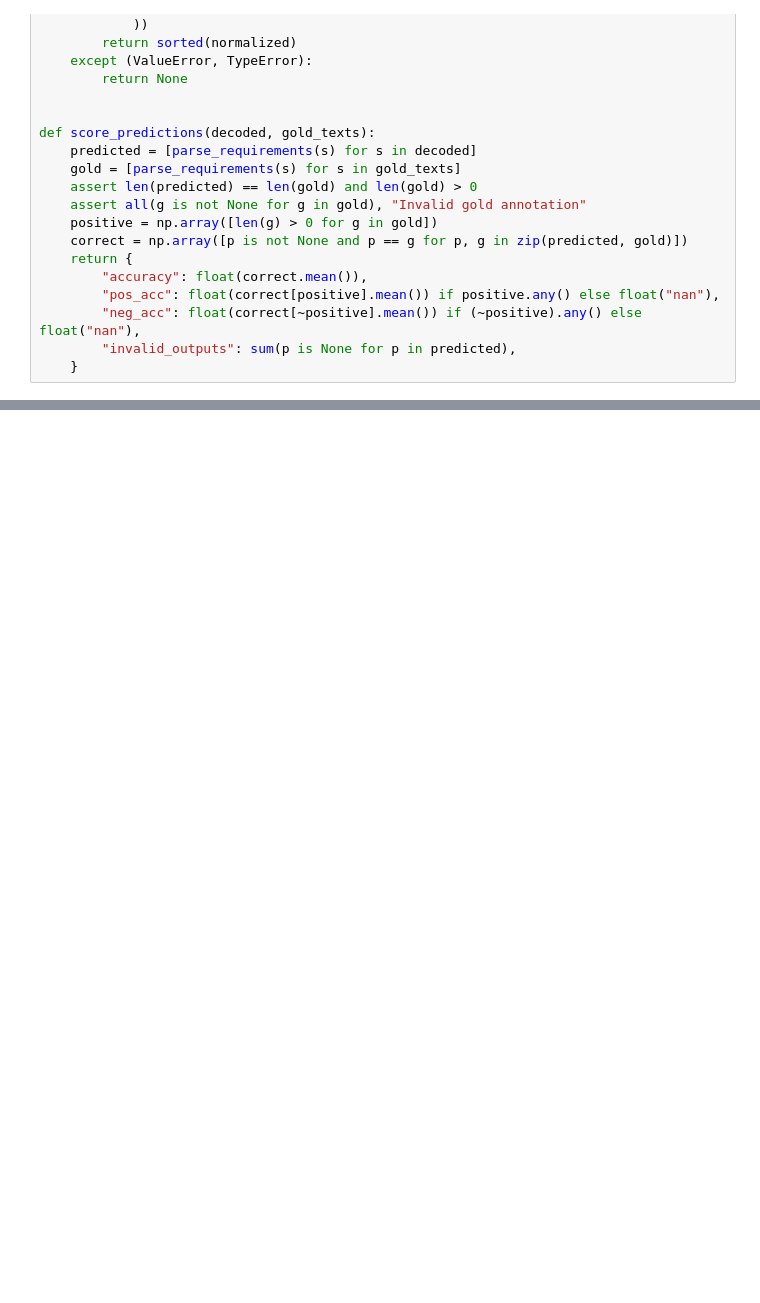
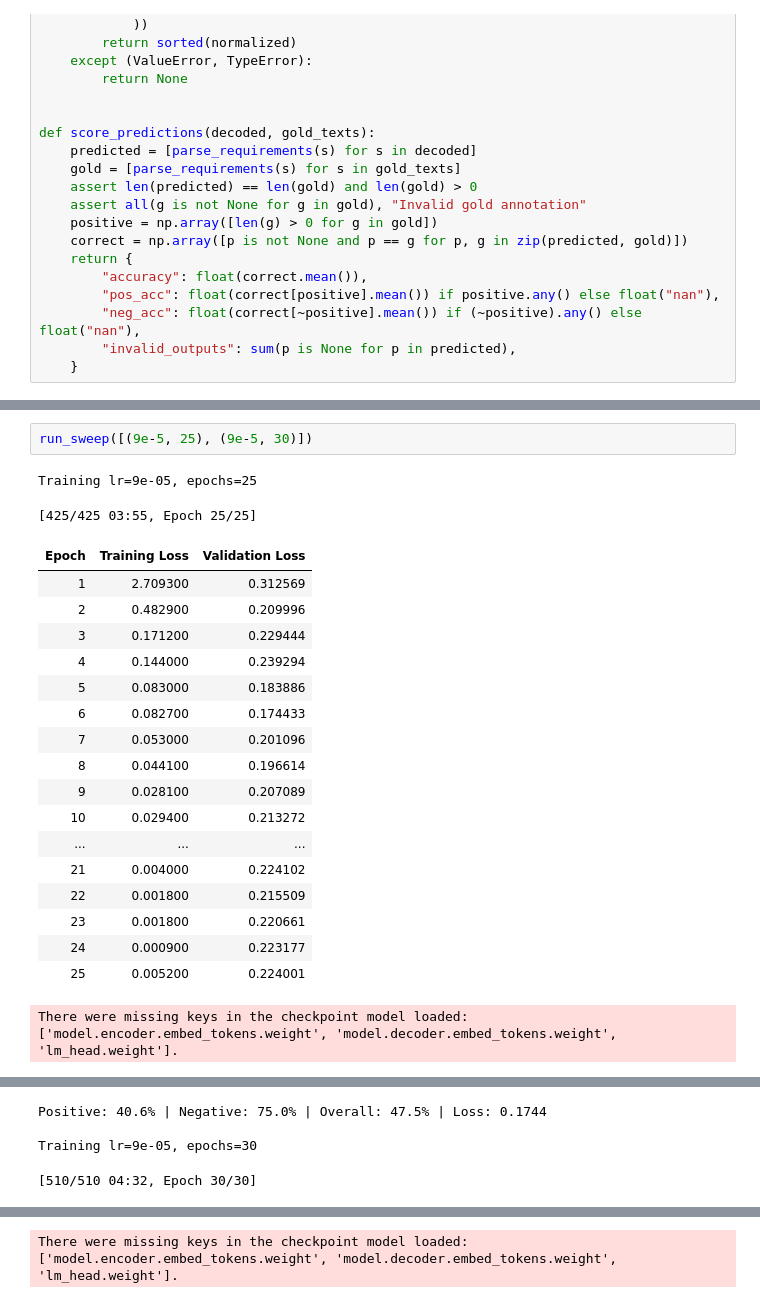
Before and after one commit to vet3whale/nlp_project, a Jupyter notebook: notebooks/02_finetuning.ipynb, the cells around one changed output, grey strips where cells are left out. Drawn from its saved outputs; the diff is of its cells as text; blank space fills up the shorter version.

```diff
--- a/notebooks/02_finetuning.ipynb
+++ b/notebooks/02_finetuning.ipynb
@@ -703,0 +768,23 @@ Training lr=5e-05, epochs=15
+# %%
+run_sweep([(9e-5, 25), (9e-5, 30)])
+# %% [output]
+Training lr=9e-05, epochs=25
+[425/425 03:55, Epoch 25/25]
+| Epoch | Training Loss | Validation Loss |
+| 1 | 2.709300 | 0.312569 |
+| 2 | 0.482900 | 0.209996 |
+| 3 | 0.171200 | 0.229444 |
+| 4 | 0.144000 | 0.239294 |
+| 5 | 0.083000 | 0.183886 |
+| 6 | 0.082700 | 0.174433 |
+| 7 | 0.053000 | 0.201096 |
+| 8 | 0.044100 | 0.196614 |
+| 9 | 0.028100 | 0.207089 |
+| 10 | 0.029400 | 0.213272 |
+| ... | ... | ... |
+| 21 | 0.004000 | 0.224102 |
+| 22 | 0.001800 | 0.215509 |
+| 23 | 0.001800 | 0.220661 |
+| 24 | 0.000900 | 0.223177 |
+| 25 | 0.005200 | 0.224001 |
+There were missing keys in the checkpoint model loaded: ['model.encoder.embed_tokens.weight', 'model.decoder.embed_tokens.weight', 'lm_head.weight'].
@@ -703,0 +792,4 @@ Training lr=5e-05, epochs=15
+Positive: 40.6% | Negative: 75.0% | Overall: 47.5% | Loss: 0.1744
+
+Training lr=9e-05, epochs=30
+[510/510 04:32, Epoch 30/30]
@@ -703,0 +813 @@ Training lr=5e-05, epochs=15
+There were missing keys in the checkpoint model loaded: ['model.encoder.embed_tokens.weight', 'model.decoder.embed_tokens.weight', 'lm_head.weight'].
```
Also changed, not shown: parts of 4 cells of this notebook.
